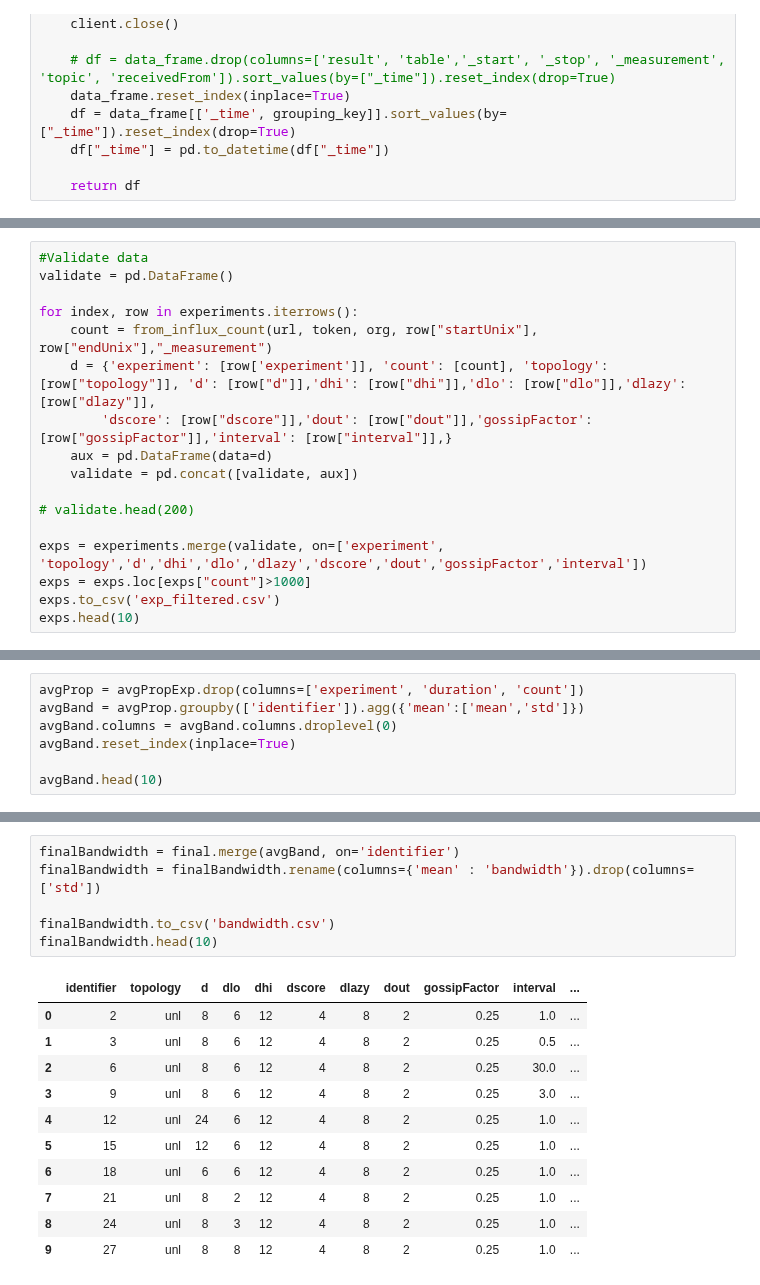
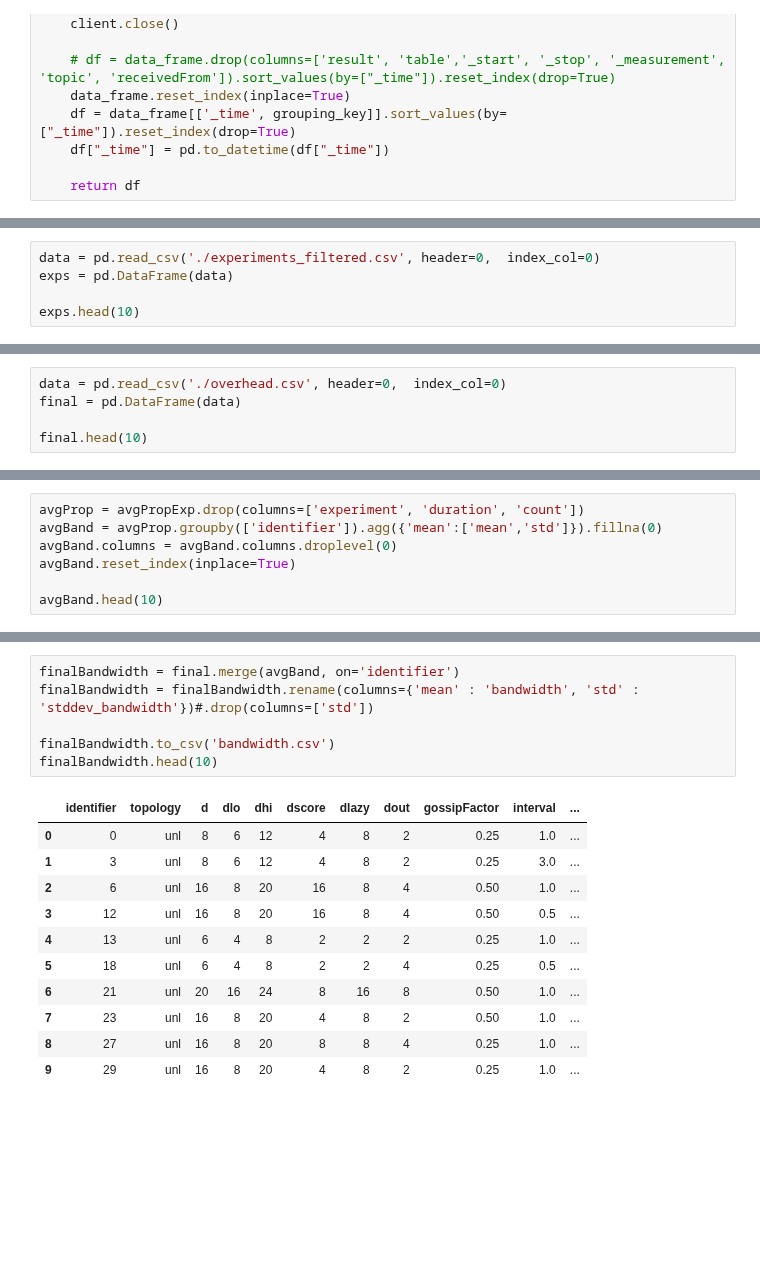
Before and after one commit to FlavScheidt/flexi-pipe, a Jupyter notebook: data/Notebooks/Consolidated_Bandwidth.ipynb, the cells around one changed output, grey strips where cells are left out. Drawn from its saved outputs; the diff is of its cells as text; blank space fills up the shorter version.

```diff
--- a/data/Notebooks/Consolidated_Bandwidth.ipynb
+++ b/data/Notebooks/Consolidated_Bandwidth.ipynb
@@ -172,17 +154,0 @@ def from_influx_count(url, token, org, start_time, end_time,grouping_key):
-# %%
-#Validate data
-validate = pd.DataFrame()
-
-for index, row in experiments.iterrows():
-    count = from_influx_count(url, token, org, row["startUnix"], row["endUnix"],"_measurement")
-    d = {'experiment': [row['experiment']], 'count': [count], 'topology': [row["topology"]], 'd': [row["d"]],'dhi': [row["dhi"]],'dlo': [row["dlo"]],'dlazy': [row["dlazy"]],
-        'dscore': [row["dscore"]],'dout': [row["dout"]],'gossipFactor': [row["gossipFactor"]],'interval': [row["interval"]],}
-    aux = pd.DataFrame(data=d)
-    validate = pd.concat([validate, aux])
-
-# validate.head(200)
-
-exps = experiments.merge(validate, on=['experiment', 'topology','d','dhi','dlo','dlazy','dscore','dout','gossipFactor','interval'])
-exps = exps.loc[exps["count"]>1000]
-exps.to_csv('exp_filtered.csv')
-exps.head(10)
@@ -222,0 +155,5 @@ final.head(10)
+# %%
+data = pd.read_csv('./experiments_filtered.csv', header=0,  index_col=0)
+exps = pd.DataFrame(data)
+
+exps.head(10)
@@ -222,0 +172,5 @@ final.head(10)
+# %%
+data = pd.read_csv('./overhead.csv', header=0,  index_col=0)
+final = pd.DataFrame(data)
+
+final.head(10)
@@ -349,6 +325,6 @@ avgPropExp.head(10)
 # %%
 avgProp = avgPropExp.drop(columns=['experiment', 'duration', 'count'])
-avgBand = avgProp.groupby(['identifier']).agg({'mean':['mean','std']})
+avgBand = avgProp.groupby(['identifier']).agg({'mean':['mean','std']}).fillna(0)
 avgBand.columns = avgBand.columns.droplevel(0)
 avgBand.reset_index(inplace=True)
 
@@ -368,18 +344,18 @@ avgBand.head(10)
 # %%
 finalBandwidth = final.merge(avgBand, on='identifier')
-finalBandwidth = finalBandwidth.rename(columns={'mean' : 'bandwidth'}).drop(columns=['std'])
+finalBandwidth = finalBandwidth.rename(columns={'mean' : 'bandwidth', 'std' : 'stddev_bandwidth'})#.drop(columns=['std'])
 
 finalBandwidth.to_csv('bandwidth.csv')
 finalBandwidth.head(10)
 # %% [output]
 |  | identifier | topology | d | dlo | dhi | dscore | dlazy | dout | gossipFactor | interval | ... |
-| 0 | 2 | unl | 8 | 6 | 12 | 4 | 8 | 2 | 0.25 | 1.0 | ... |
-| 1 | 3 | unl | 8 | 6 | 12 | 4 | 8 | 2 | 0.25 | 0.5 | ... |
-| 2 | 6 | unl | 8 | 6 | 12 | 4 | 8 | 2 | 0.25 | 30.0 | ... |
-| 3 | 9 | unl | 8 | 6 | 12 | 4 | 8 | 2 | 0.25 | 3.0 | ... |
-| 4 | 12 | unl | 24 | 6 | 12 | 4 | 8 | 2 | 0.25 | 1.0 | ... |
-| 5 | 15 | unl | 12 | 6 | 12 | 4 | 8 | 2 | 0.25 | 1.0 | ... |
-| 6 | 18 | unl | 6 | 6 | 12 | 4 | 8 | 2 | 0.25 | 1.0 | ... |
-| 7 | 21 | unl | 8 | 2 | 12 | 4 | 8 | 2 | 0.25 | 1.0 | ... |
-| 8 | 24 | unl | 8 | 3 | 12 | 4 | 8 | 2 | 0.25 | 1.0 | ... |
-| 9 | 27 | unl | 8 | 8 | 12 | 4 | 8 | 2 | 0.25 | 1.0 | ... |
+| 0 | 0 | unl | 8 | 6 | 12 | 4 | 8 | 2 | 0.25 | 1.0 | ... |
+| 1 | 3 | unl | 8 | 6 | 12 | 4 | 8 | 2 | 0.25 | 3.0 | ... |
+| 2 | 6 | unl | 16 | 8 | 20 | 16 | 8 | 4 | 0.50 | 1.0 | ... |
+| 3 | 12 | unl | 16 | 8 | 20 | 16 | 8 | 4 | 0.50 | 0.5 | ... |
+| 4 | 13 | unl | 6 | 4 | 8 | 2 | 2 | 2 | 0.25 | 1.0 | ... |
+| 5 | 18 | unl | 6 | 4 | 8 | 2 | 2 | 4 | 0.25 | 0.5 | ... |
+| 6 | 21 | unl | 20 | 16 | 24 | 8 | 16 | 8 | 0.50 | 1.0 | ... |
+| 7 | 23 | unl | 16 | 8 | 20 | 4 | 8 | 2 | 0.50 | 1.0 | ... |
+| 8 | 27 | unl | 16 | 8 | 20 | 8 | 8 | 4 | 0.25 | 1.0 | ... |
+| 9 | 29 | unl | 16 | 8 | 20 | 4 | 8 | 2 | 0.25 | 1.0 | ... |
```
Also changed, not shown: parts of 13 cells of this notebook, 10 other files.
